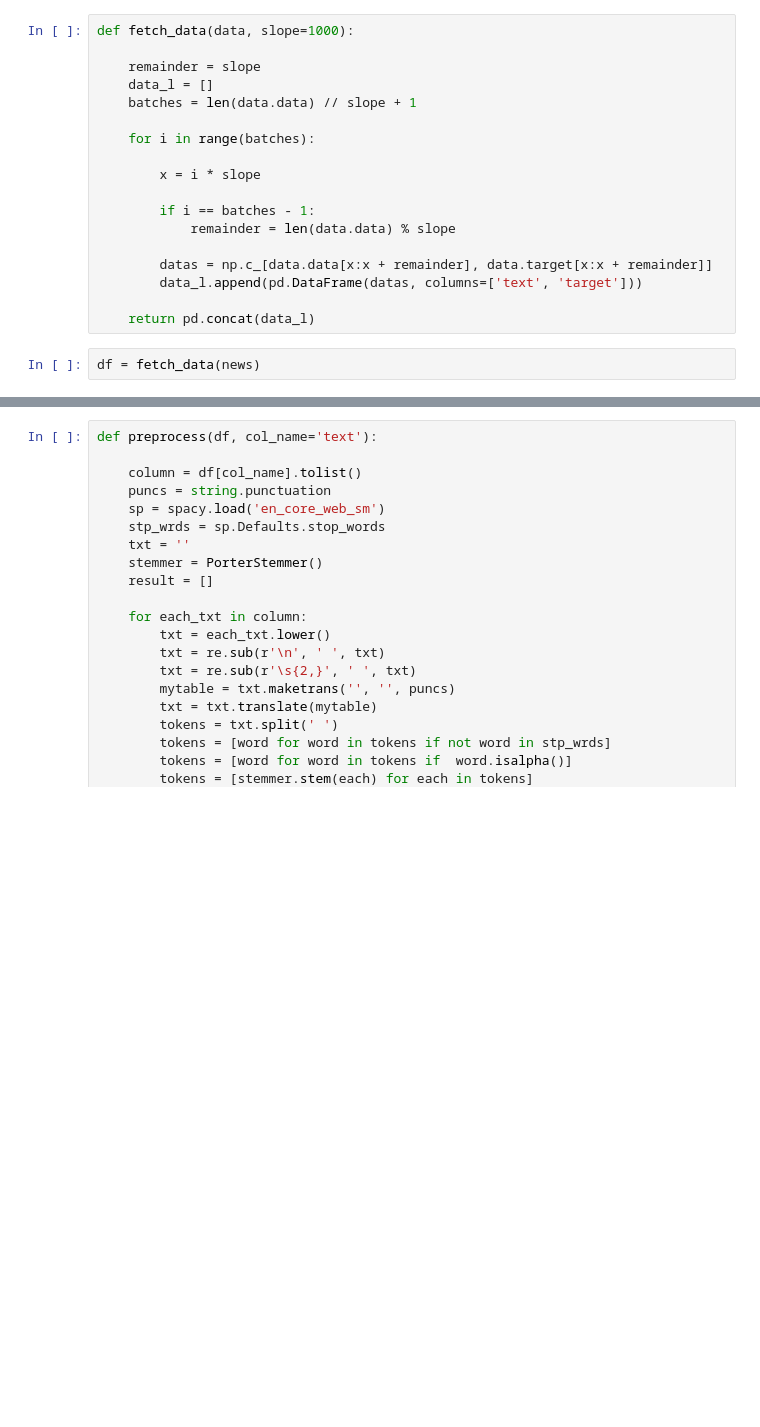
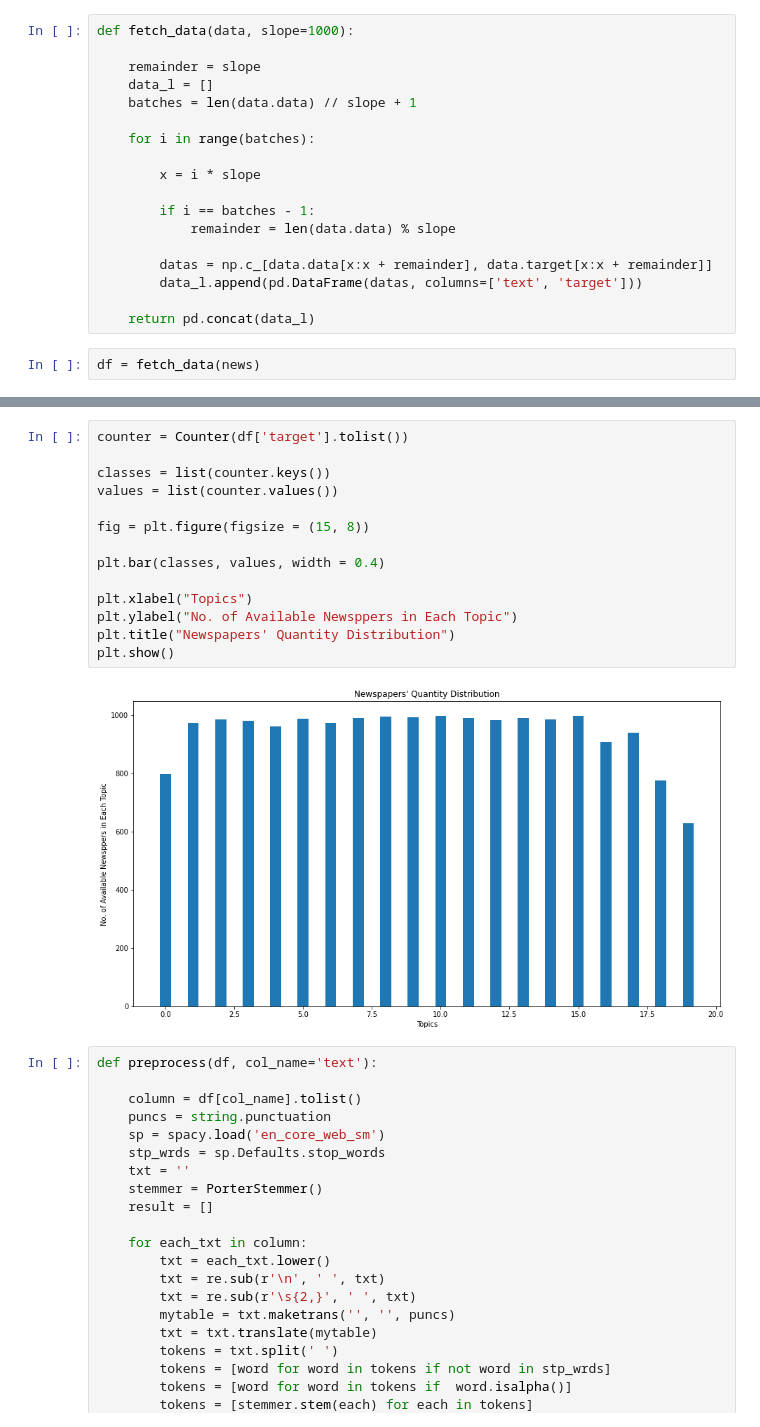
Before and after one commit to MohammadYs77/Machine-Learning-Projects, a Jupyter notebook: Fetch 20 Newspapers/Fetch_20_Newspapers.ipynb, the cells around one changed output, grey strips where cells are left out. Drawn from its saved outputs; the diff is of its cells as text; blank space fills up the shorter version.

```diff
--- a/Fetch 20 Newspapers/Fetch_20_Newspapers.ipynb
+++ b/Fetch 20 Newspapers/Fetch_20_Newspapers.ipynb
@@ -73,3 +74,19 @@ df = fetch_data(news)
+# %%
+counter = Counter(df['target'].tolist())
+
+classes = list(counter.keys())
+values = list(counter.values())
+
+fig = plt.figure(figsize = (15, 8))
+
+plt.bar(classes, values, width = 0.4)
+
+plt.xlabel("Topics")
+plt.ylabel("No. of Available Newsppers in Each Topic")
+plt.title("Newspapers' Quantity Distribution")
+plt.show()
+# %% [output]
+[figure, added]
 # %%
 def preprocess(df, col_name='text'):
 
```
Also changed, not shown: parts of 15 cells of this notebook.
